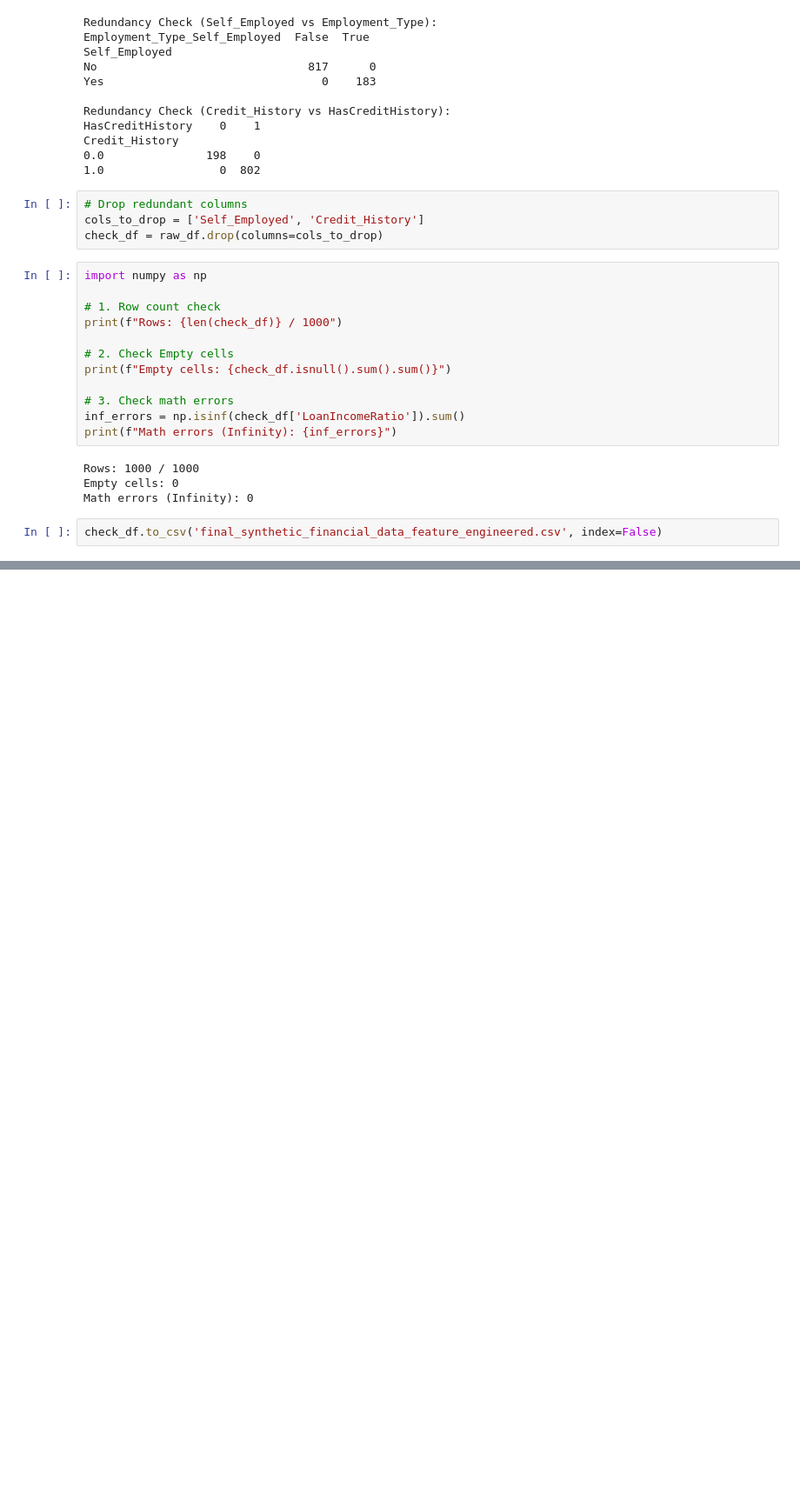
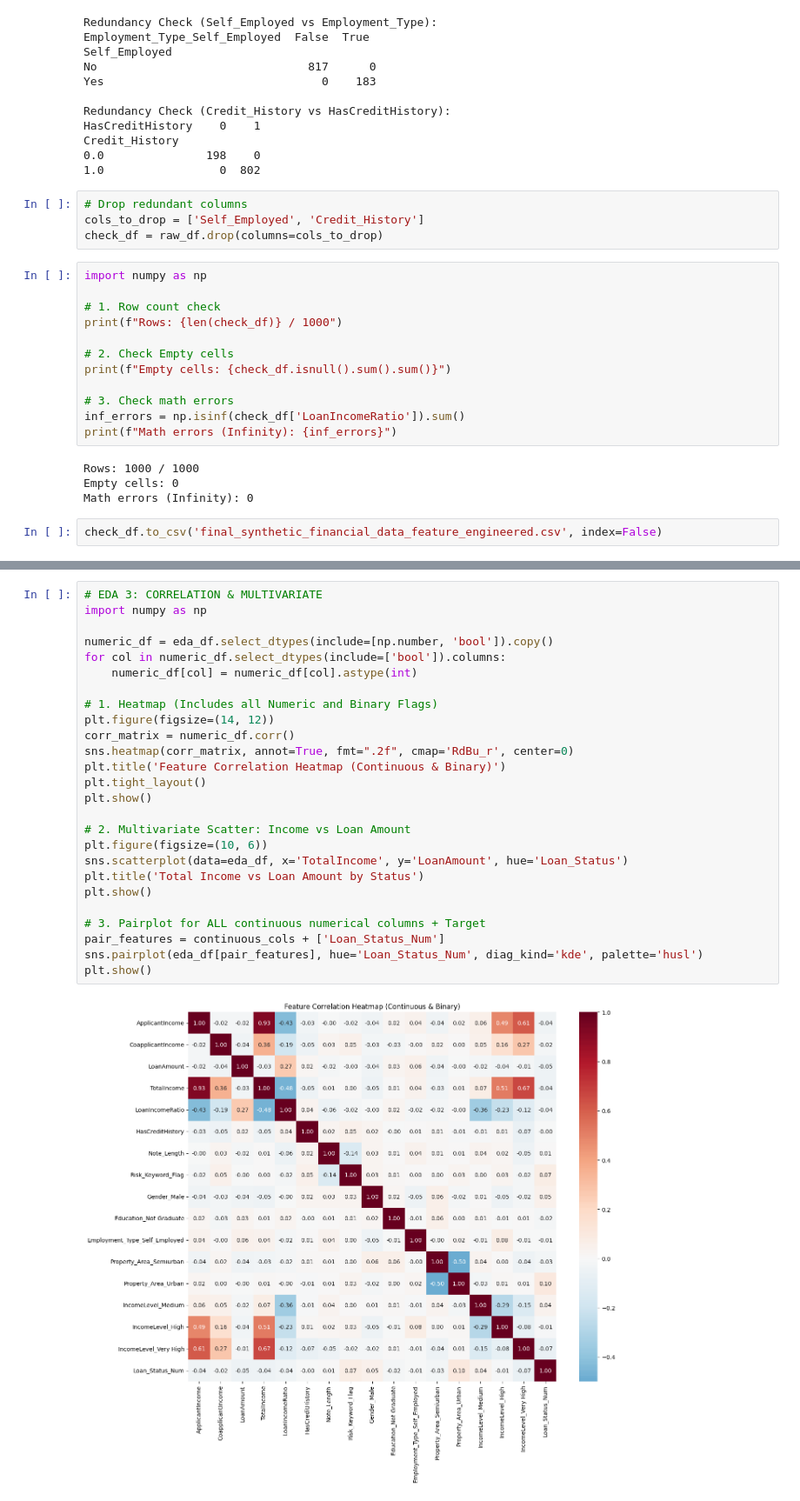
Before and after one commit to yicikek/DataMining_GP1, a Jupyter notebook: wie3007-gp1.ipynb, the cells around one changed output, grey strips where cells are left out. Shown at 87% size. Saved outputs shown, nothing was run; the diff lists cells and outputs as text; blank space fills up the shorter version.

Commit message:
added EDA and feature correlation analysis

```diff
--- a/wie3007-gp1.ipynb
+++ b/wie3007-gp1.ipynb
@@ -229,0 +407,28 @@ check_df.to_csv('final_synthetic_financial_data_feature_engineered.csv', index=F
+# %%
+# EDA 3: CORRELATION & MULTIVARIATE
+import numpy as np
+
+numeric_df = eda_df.select_dtypes(include=[np.number, 'bool']).copy()
+for col in numeric_df.select_dtypes(include=['bool']).columns:
+    numeric_df[col] = numeric_df[col].astype(int)
+
+# 1. Heatmap (Includes all Numeric and Binary Flags)
+plt.figure(figsize=(14, 12))
+corr_matrix = numeric_df.corr()
+sns.heatmap(corr_matrix, annot=True, fmt=".2f", cmap='RdBu_r', center=0)
+plt.title('Feature Correlation Heatmap (Continuous & Binary)')
+plt.tight_layout()
+plt.show()
+
+# 2. Multivariate Scatter: Income vs Loan Amount
+plt.figure(figsize=(10, 6))
+sns.scatterplot(data=eda_df, x='TotalIncome', y='LoanAmount', hue='Loan_Status')
+plt.title('Total Income vs Loan Amount by Status')
+plt.show()
+
+# 3. Pairplot for ALL continuous numerical columns + Target
+pair_features = continuous_cols + ['Loan_Status_Num']
+sns.pairplot(eda_df[pair_features], hue='Loan_Status_Num', diag_kind='kde', palette='husl')
+plt.show()
+# %% [output]
+[figure, added]
```
Also changed, not shown: parts of 5 cells of this notebook.
